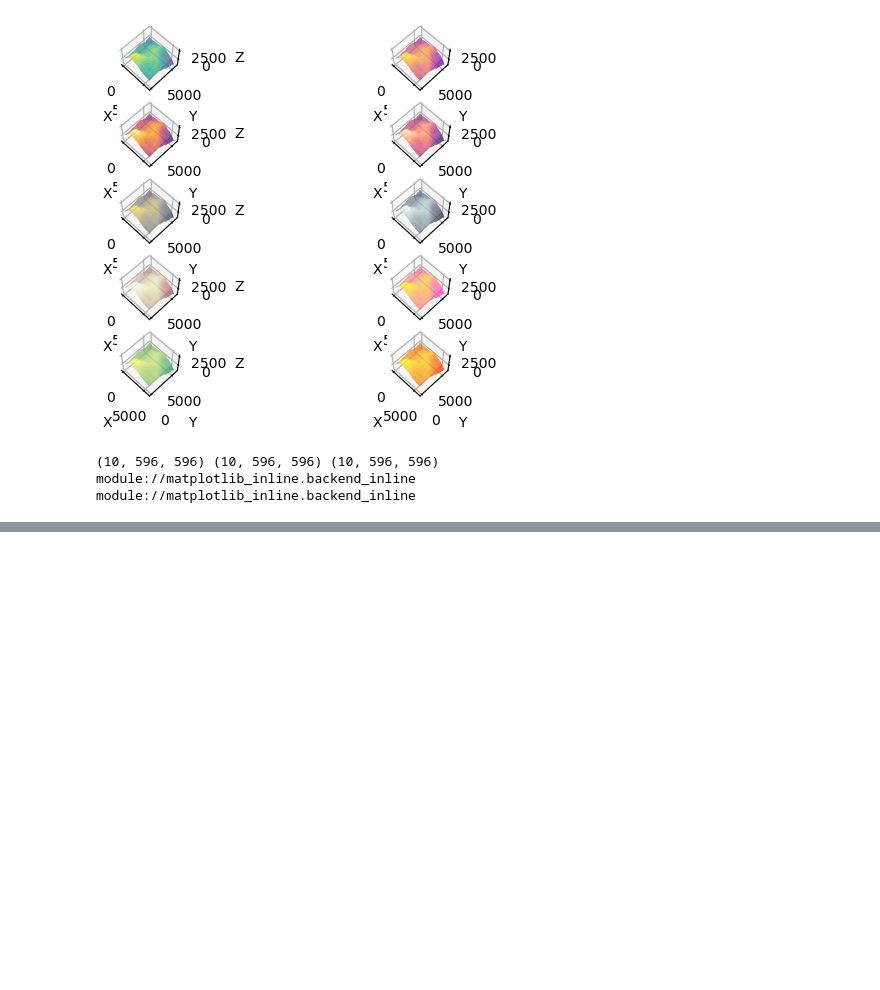
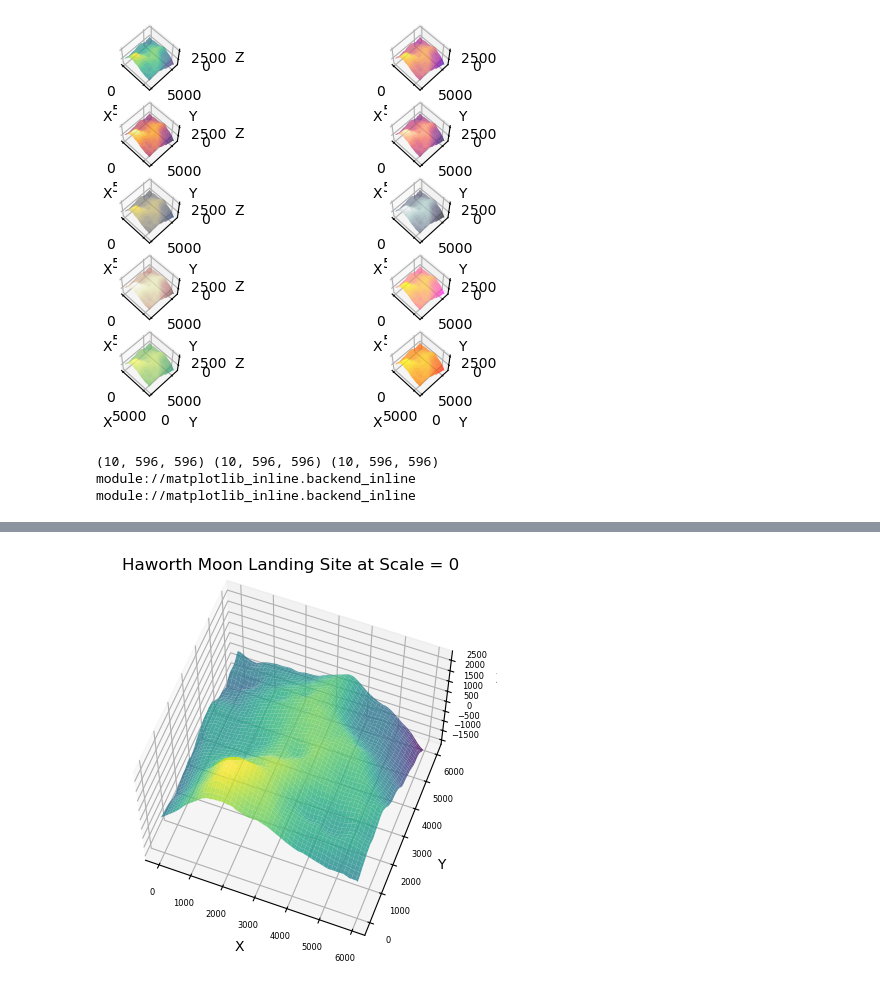
Before and after one commit to star-skelly/funky_art, a Jupyter notebook: elevation_graphing copy.ipynb, the cells around one changed output, grey strips where cells are left out. Saved outputs shown, nothing was run; the diff lists cells and outputs as text; code cells hidden in the pictures; blank space fills up the shorter version.

```diff
--- a/elevation_graphing copy.ipynb
+++ b/elevation_graphing copy.ipynb
@@ -137,35 +142,45 @@ fig = plt.figure()
 ax2 = fig.add_subplot(projection="3d")
 
 # Initialize the surface plot
+ax2.set_title(str('Haworth Moon Landing Site at Scale = ' + str(int(596 / 1))))
+
 surf = ax2.plot_surface(
     x_coordinates[0], y_coordinates[0], maps[0], cmap=cmaps[0], edgecolor="none", alpha = 0.8
 )
+
+ax2.tick_params(axis='both', which='major', labelsize=6)
+ax2.tick_params(axis='both', which='minor', labelsize=6)
+
 #scat = ax2.scatter(x_s, y_s, map_s, edgecolor="none")
 ax2.set_xlabel("X")
 ax2.set_ylabel("Y")
 ax2.set_zlabel("Z")
 ax2.view_init(elev=60.0, azim=-45, roll=0)
 
 # Update function for animation
 def update(frame):
     global surf
-    if (frame <= 526):
+    if frame != 0:
+        ax2.set_title(str('Haworth Moon Landing Site at Scale = ' + str(int(596 / frame))))
+    if (frame <= 596):
         surf.remove()
         surf = ax2.plot_surface(x_coordinates[frame % 10][:frame + 2,:frame + 2],
                                 y_coordinates[frame % 10][:frame + 2,:frame + 2],
                                 maps[frame % 10][:frame + 2,:frame + 2],
-                                cmap=cmaps[int((frame / 10 ) % 10)],
+                                cmap=cmaps[int((596 / (frame + 1)) % 10)],
                                 edgecolor="none",
                                 alpha = 0.8)
         #scat = ax2.scatter(x_s, y_s, map_s, edgecolor="none")
-        ax2.view_init(elev=frame / 5.0, azim= -frame / 2.0, roll= 0)
+        ax2.view_init(elev=frame / 10.0, azim= -frame / 5.0 + 50, roll= 0)
 
 
 # Create the animation
 anim = animation.FuncAnimation(fig=fig, func=update, frames=626, interval=500)
 
 # embedding for the video
 writervideo = animation.FFMpegWriter(fps=30)
 anim.save('moonmaps.mp4', writer=writervideo)
 plt.show()
 plt.close()
+# %% [output]
+[figure, added]
```
Also changed, not shown: parts of 1 cell of this notebook, 1 other file.
